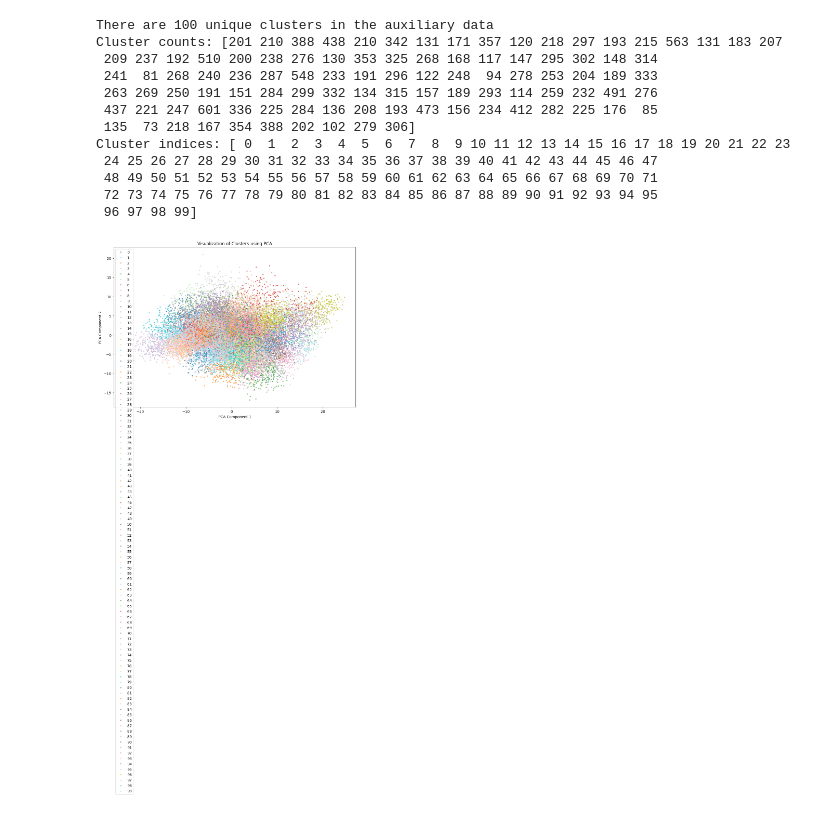
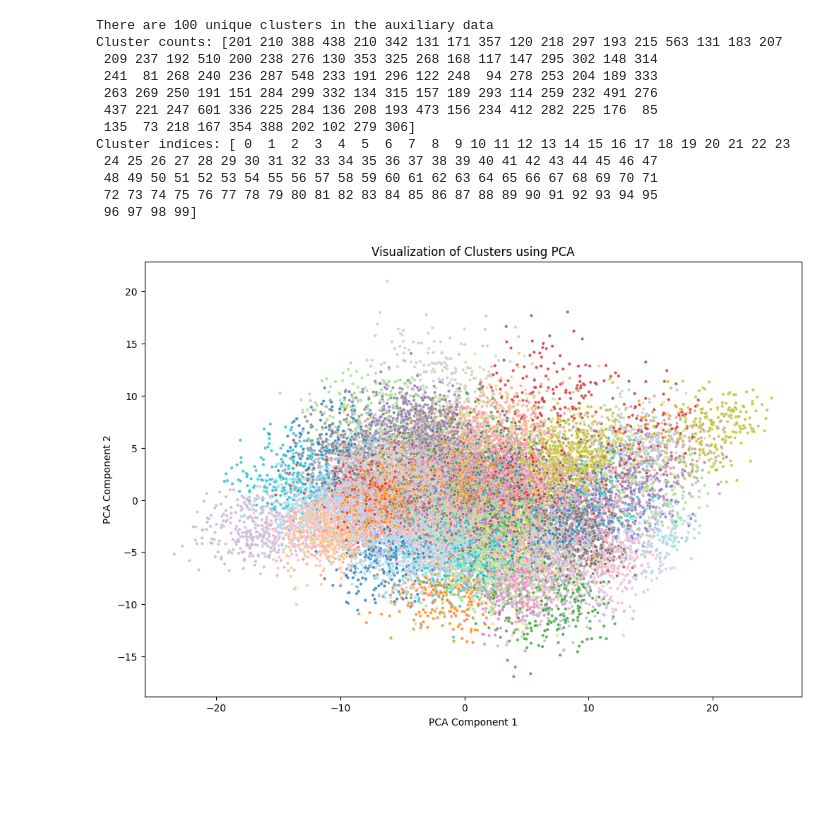
Before and after one commit to FelixHoare/MLAttackTestSuite, a Jupyter notebook: kmeans_colour_segmentation.ipynb, the cells around one changed output. Drawn from its saved outputs; the diff is of its cells as text; code cells hidden in the pictures; blank space fills up the shorter version.

```diff
--- a/kmeans_colour_segmentation.ipynb
+++ b/kmeans_colour_segmentation.ipynb
@@ -302,16 +302,17 @@ Cluster indices: [ 0  1  2  3  4  5  6  7  8  9 10 11 12 13 14 15 16 17 18 19 20
 # %%
 pca = PCA(n_components=2)
 x_aux_pca = pca.fit_transform(x_aux)
 
 plt.figure(figsize=(12, 8))
 sns.scatterplot(x=x_aux_pca[:, 0], y=x_aux_pca[:, 1], hue=kmeans.labels_, palette='tab20', s=10, alpha=0.8)
 plt.title("Visualization of Clusters using PCA")
 plt.xlabel("PCA Component 1")
 plt.ylabel("PCA Component 2")
-# plt.legend(title="Clusters", loc='upper right', bbox_to_anchor=(1.2, 1))
+# no legend
+plt.legend().remove()
 plt.show()
 # %% [output]
-[figure, old version]
+[figure, new version]
 # %%
 tsne = TSNE(n_components=2, perplexity=30)
 x_aux_tsne = tsne.fit_transform(x_aux)
```
Also changed, not shown: parts of 1 cell of this notebook, 1 other file.
